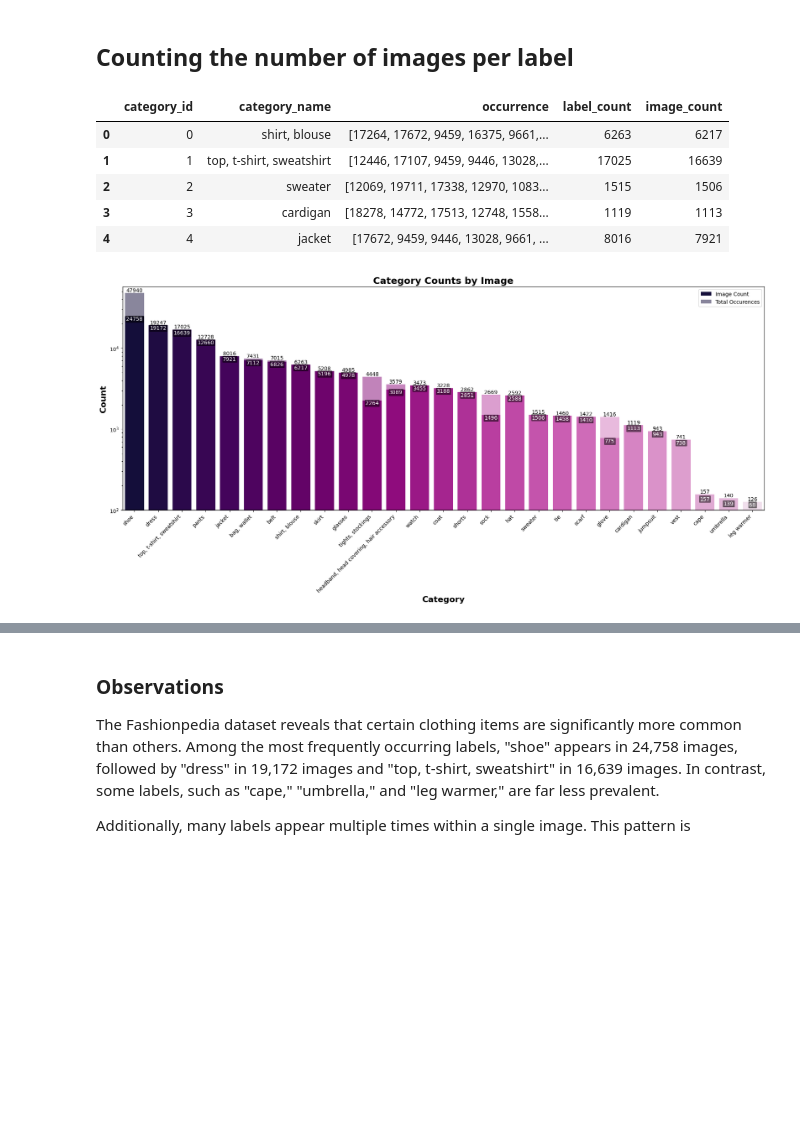
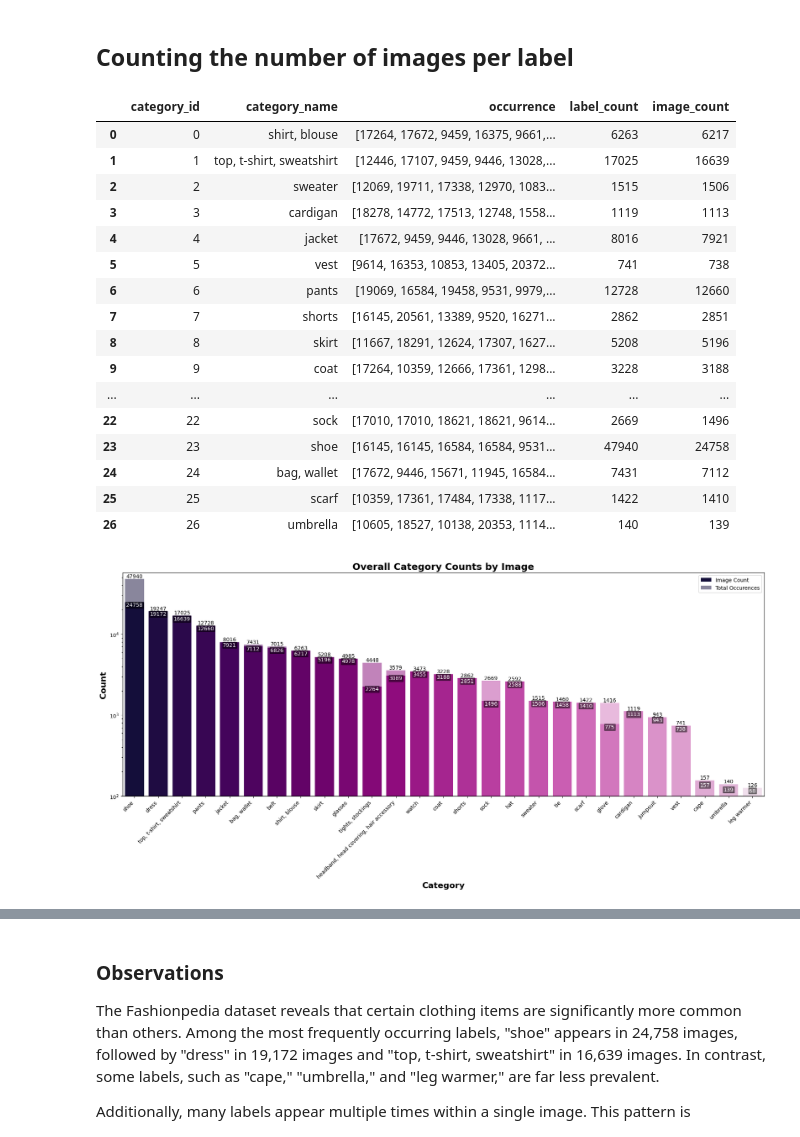
Before and after one commit to ZachParent/mai-object-recognition, a Jupyter notebook: practicals/p2/notebooks/dataset_analysis.ipynb, the cells around one changed output, grey strips where cells are left out. Saved outputs shown, nothing was run; the diff lists cells and outputs as text; code cells hidden in the pictures; blank space fills up the shorter version.

```diff
--- a/practicals/p2/notebooks/dataset_analysis.ipynb
+++ b/practicals/p2/notebooks/dataset_analysis.ipynb
@@ -16,7 +16,7 @@ sys.path.append(str(src_dir))
 from config import TRAIN_ANNOTATIONS_JSON, VAL_ANNOTATIONS_JSON, FIGURES_DIR
 from dataset import load_category_mappings, create_segmentation_mask
 # %%
-def load_annotations(ann_file):
+def load_annotations(ann_file, dataset_name):
     with open(ann_file, "r") as f:
         dataset = json.load(f)
 
@@ -53,13 +53,14 @@ def load_annotations(ann_file):
                     "total_area_ratio": total_foreground_pixels / img_pixels
                     if img_pixels > 0
                     else 0,
+                    "dataset": dataset_name,
                 }
             )
 
     return pd.DataFrame(image_data)
 
-train_df = load_annotations(TRAIN_ANNOTATIONS_JSON)
-val_df = load_annotations(VAL_ANNOTATIONS_JSON)
+train_df = load_annotations(TRAIN_ANNOTATIONS_JSON, "train")
+val_df = load_annotations(VAL_ANNOTATIONS_JSON, "test")
 
 dataset_df = pd.concat([train_df, val_df], ignore_index=True)
 
@@ -103,34 +104,45 @@ main_item_names = [
     "glove",
     "watch",
     "belt",
     "leg warmer",
     "tights, stockings",
     "sock",
     "shoe",
     "bag, wallet",
     "scarf",
     "umbrella",
 ]
 
 count_df = (
     dataset_df.groupby(["category_id", "category_name"])["image_id"]
     .apply(list)
     .reset_index(name="occurrence")
 )
 
 count_df["label_count"] = count_df["occurrence"].apply(len)
 count_df["image_count"] = count_df["occurrence"].apply(lambda x: len(set(x)))
 
 count_df = count_df[count_df["category_name"].isin(main_item_names)]
 
-count_df.head()
+count_df
 # %% [output]
 |  | category_id | category_name | occurrence | label_count | image_count |
 | 0 | 0 | shirt, blouse | [17264, 17672, 9459, 16375, 9661,... | 6263 | 6217 |
 | 1 | 1 | top, t-shirt, sweatshirt | [12446, 17107, 9459, 9446, 13028,... | 17025 | 16639 |
 | 2 | 2 | sweater | [12069, 19711, 17338, 12970, 1083... | 1515 | 1506 |
 | 3 | 3 | cardigan | [18278, 14772, 17513, 12748, 1558... | 1119 | 1113 |
 | 4 | 4 | jacket | [17672, 9459, 9446, 13028, 9661, ... | 8016 | 7921 |
+| 5 | 5 | vest | [9614, 16353, 10853, 13405, 20372... | 741 | 738 |
+| 6 | 6 | pants | [19069, 16584, 19458, 9531, 9979,... | 12728 | 12660 |
+| 7 | 7 | shorts | [16145, 20561, 13389, 9520, 16271... | 2862 | 2851 |
+| 8 | 8 | skirt | [11667, 18291, 12624, 17307, 1627... | 5208 | 5196 |
+| 9 | 9 | coat | [17264, 10359, 12666, 17361, 1298... | 3228 | 3188 |
+| ... | ... | ... | ... | ... | ... |
+| 22 | 22 | sock | [17010, 17010, 18621, 18621, 9614... | 2669 | 1496 |
+| 23 | 23 | shoe | [16145, 16145, 16584, 16584, 9531... | 47940 | 24758 |
+| 24 | 24 | bag, wallet | [17672, 9446, 15671, 11945, 16584... | 7431 | 7112 |
+| 25 | 25 | scarf | [10359, 17361, 17484, 17338, 1117... | 1422 | 1410 |
+| 26 | 26 | umbrella | [10605, 18527, 10138, 20353, 1114... | 140 | 139 |
 # %%
 cmap = load_cmap("Flash", cmap_type="continuous", reverse=True)
 
@@ -171,7 +183,7 @@ plt.xticks(
 
 plt.xlabel("Category", fontsize=16, fontweight="bold")
 plt.ylabel("Count", fontsize=16, fontweight="bold")
-plt.title("Category Counts by Image", fontsize=18, fontweight="bold")
+plt.title(f"Overall Category Counts by Image", fontsize=18, fontweight="bold")
 
 plt.yscale("log")
 plt.xlim(-0.5, len(sorted_stats) - 0.5)
@@ -199,4 +211,4 @@ plt.tight_layout()
 plt.savefig(FIGURES_DIR / "category_counts_by_image.png")
 plt.show()
 # %% [output]
-[figure, old version]
+[figure, new version]
```
Also changed, not shown: parts of 5 cells of this notebook, 4 other files.
